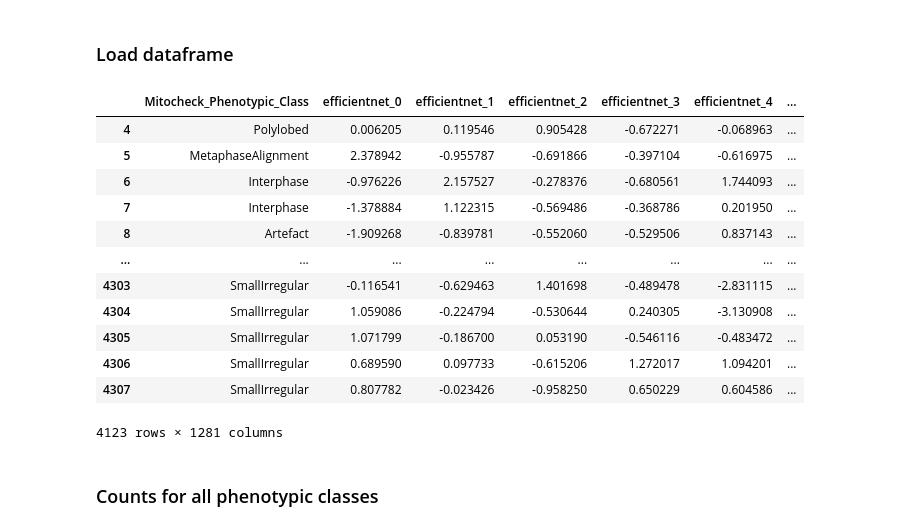
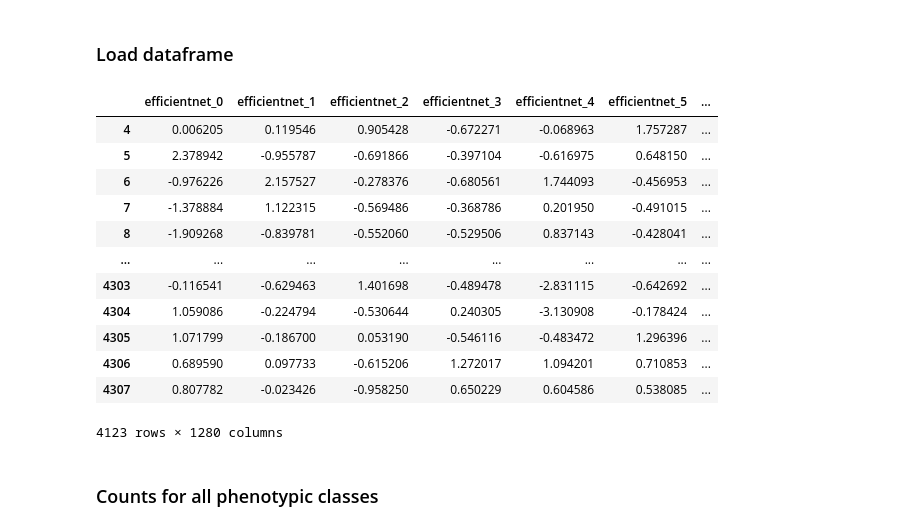
Before and after one commit to WayScience/phenotypic_profiling, a Jupyter notebook: 2.analyze_data/2.analyze_training_data.ipynb, the cells around one changed output. Cells and saved outputs as stored; diff of their text form; code cells hidden in the pictures.

```diff
--- a/2.analyze_data/2.analyze_training_data.ipynb
+++ b/2.analyze_data/2.analyze_training_data.ipynb
@@ -30,27 +30,27 @@ results_dir.mkdir(parents=True, exist_ok=True)
 # %%
 # load features dataframe
 features_dataframe_path = pathlib.Path("../1.format_data/data/training_data.csv.gz")
 features_dataframe = get_features_data(features_dataframe_path)
 
-# drop metadata columns from features dataframe
-metadata_cols = [1,2,3,4,5,6,7,8,9,10,11]
-features_dataframe = features_dataframe.drop(features_dataframe.columns[metadata_cols],axis=1)
+# split metadata from features
+metadata_dataframe = features_dataframe.iloc[:,:13]
+features_dataframe = features_dataframe.iloc[:,13:]
 
 features_dataframe
 # %% [output]
-|  | Mitocheck_Phenotypic_Class | efficientnet_0 | efficientnet_1 | efficientnet_2 | efficientnet_3 | efficientnet_4 | ... |
-| 4 | Polylobed | 0.006205 | 0.119546 | 0.905428 | -0.672271 | -0.068963 | ... |
-| 5 | MetaphaseAlignment | 2.378942 | -0.955787 | -0.691866 | -0.397104 | -0.616975 | ... |
-| 6 | Interphase | -0.976226 | 2.157527 | -0.278376 | -0.680561 | 1.744093 | ... |
-| 7 | Interphase | -1.378884 | 1.122315 | -0.569486 | -0.368786 | 0.201950 | ... |
-| 8 | Artefact | -1.909268 | -0.839781 | -0.552060 | -0.529506 | 0.837143 | ... |
+|  | efficientnet_0 | efficientnet_1 | efficientnet_2 | efficientnet_3 | efficientnet_4 | efficientnet_5 | ... |
+| 4 | 0.006205 | 0.119546 | 0.905428 | -0.672271 | -0.068963 | 1.757287 | ... |
+| 5 | 2.378942 | -0.955787 | -0.691866 | -0.397104 | -0.616975 | 0.648150 | ... |
+| 6 | -0.976226 | 2.157527 | -0.278376 | -0.680561 | 1.744093 | -0.456953 | ... |
+| 7 | -1.378884 | 1.122315 | -0.569486 | -0.368786 | 0.201950 | -0.491015 | ... |
+| 8 | -1.909268 | -0.839781 | -0.552060 | -0.529506 | 0.837143 | -0.428041 | ... |
 | ... | ... | ... | ... | ... | ... | ... | ... |
-| 4303 | SmallIrregular | -0.116541 | -0.629463 | 1.401698 | -0.489478 | -2.831115 | ... |
-| 4304 | SmallIrregular | 1.059086 | -0.224794 | -0.530644 | 0.240305 | -3.130908 | ... |
-| 4305 | SmallIrregular | 1.071799 | -0.186700 | 0.053190 | -0.546116 | -0.483472 | ... |
-| 4306 | SmallIrregular | 0.689590 | 0.097733 | -0.615206 | 1.272017 | 1.094201 | ... |
-| 4307 | SmallIrregular | 0.807782 | -0.023426 | -0.958250 | 0.650229 | 0.604586 | ... |
+| 4303 | -0.116541 | -0.629463 | 1.401698 | -0.489478 | -2.831115 | -0.642692 | ... |
+| 4304 | 1.059086 | -0.224794 | -0.530644 | 0.240305 | -3.130908 | -0.178424 | ... |
+| 4305 | 1.071799 | -0.186700 | 0.053190 | -0.546116 | -0.483472 | 1.296396 | ... |
+| 4306 | 0.689590 | 0.097733 | -0.615206 | 1.272017 | 1.094201 | 0.710853 | ... |
+| 4307 | 0.807782 | -0.023426 | -0.958250 | 0.650229 | 0.604586 | 0.538085 | ... |
-4123 rows × 1281 columns
+4123 rows × 1280 columns
 # %% [markdown]
 ### Counts for all phenotypic classes
 # %%
```
Also changed, not shown: parts of 10 cells of this notebook, 1 other file.
